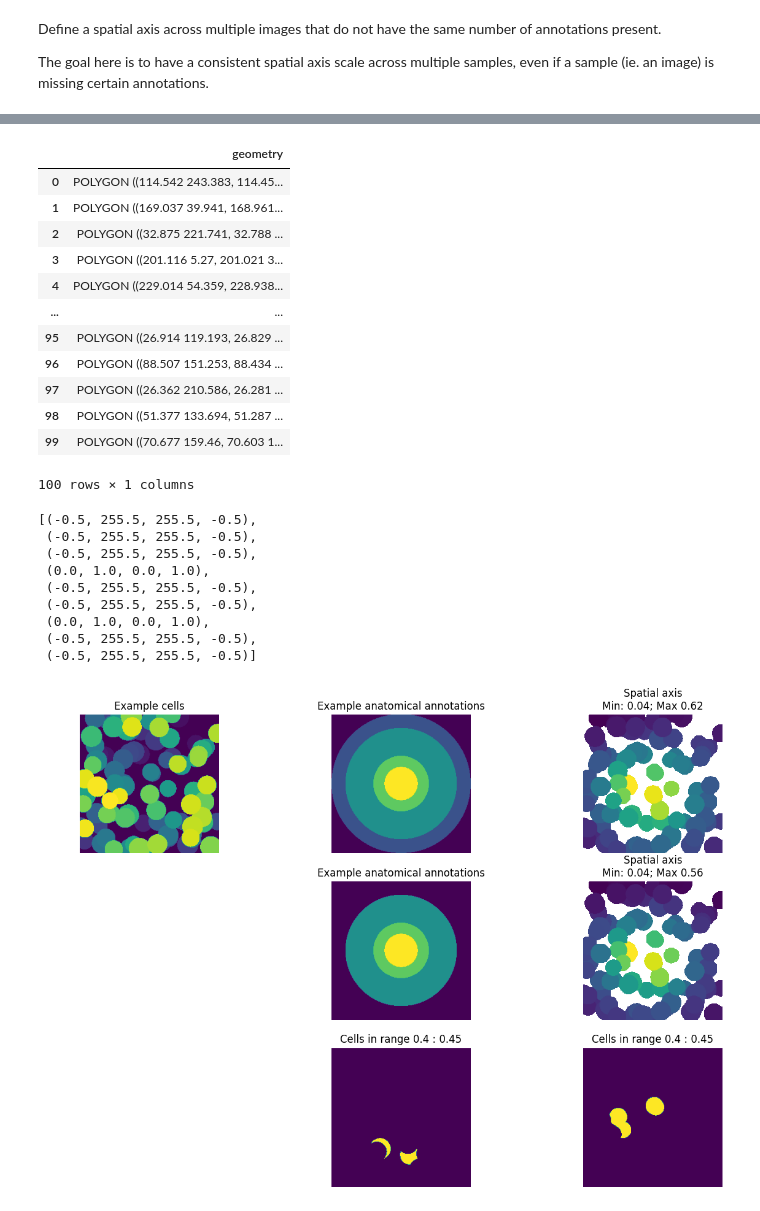
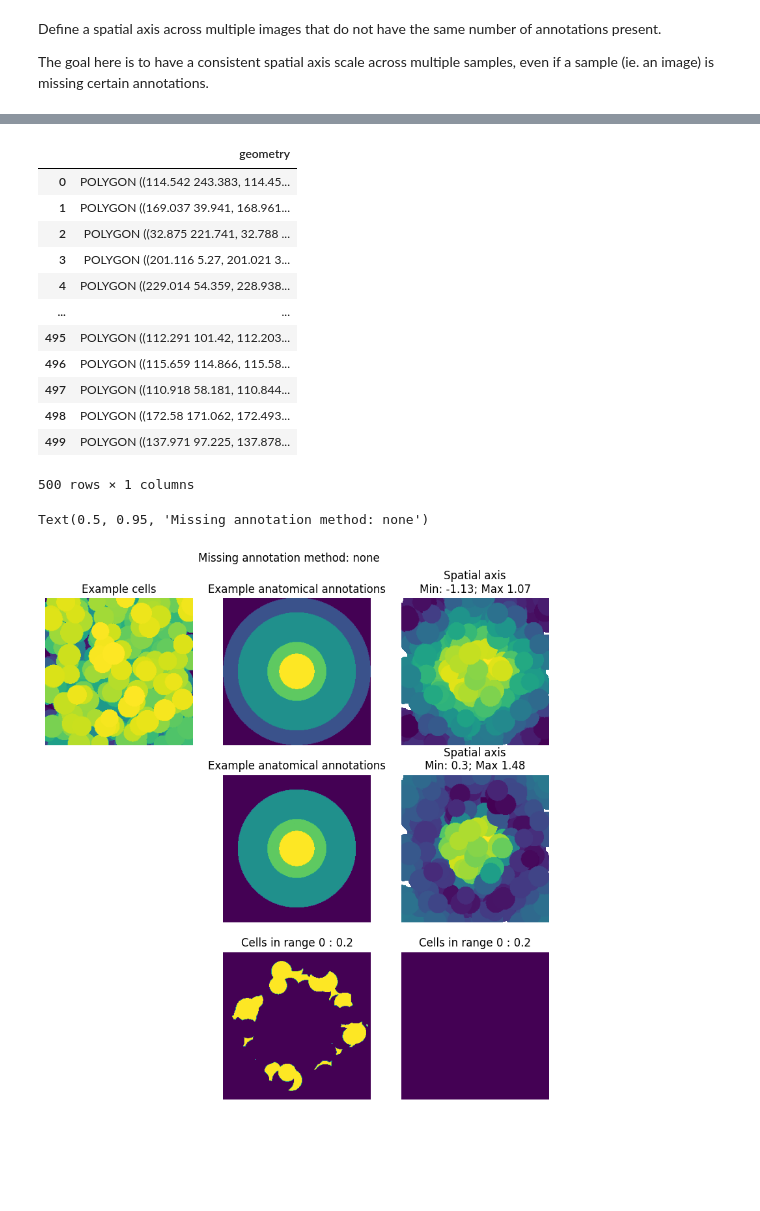
Before and after one commit to callum-jpg/spatial_axis, a Jupyter notebook: notebooks/spatial_axis_for_multiple_samples.ipynb, the cells around one changed output, grey strips where cells are left out. Cells and saved outputs as stored; diff of their text form; code cells hidden in the pictures; blank space fills up the shorter version.

Commit message:
testing different methods for imputing missing distances

```diff
--- a/notebooks/spatial_axis_for_multiple_samples.ipynb
+++ b/notebooks/spatial_axis_for_multiple_samples.ipynb
@@ -78,22 +86,6 @@ ax[2].imshow(labeled_broad_annotations2)
 # %%
 # Convert shapes polygon list to a GeoDataFrame
 shapes_df = geopandas.GeoDataFrame(geometry=shapes)
-
-broad_df1 = geopandas.GeoDataFrame(
-    {
-        "geometry": broad_annotations1,
-        "broad_annotation_id": np.arange(NUM_BROAD_ANNOTATION + 1),
-    }
-)
-broad_df1 = broad_df1.set_index("broad_annotation_id")
-broad_df2 = geopandas.GeoDataFrame(
-    {
-        "geometry": broad_annotations2,
-        "broad_annotation_id": np.arange(NUM_BROAD_ANNOTATION),
-    }
-)
-broad_df2 = broad_df2.set_index("broad_annotation_id")
-
 
 # We'll use the same shapes for each spatial axis
 shapes1 = shapes_df.copy()
@@ -107,51 +99,49 @@ shapes2
 | 3 | POLYGON ((201.116 5.27, 201.021 3... |
 | 4 | POLYGON ((229.014 54.359, 228.938... |
 | ... | ... |
-| 95 | POLYGON ((26.914 119.193, 26.829 ... |
-| 96 | POLYGON ((88.507 151.253, 88.434 ... |
-| 97 | POLYGON ((26.362 210.586, 26.281 ... |
-| 98 | POLYGON ((51.377 133.694, 51.287 ... |
-| 99 | POLYGON ((70.677 159.46, 70.603 1... |
+| 495 | POLYGON ((112.291 101.42, 112.203... |
+| 496 | POLYGON ((115.659 114.866, 115.58... |
+| 497 | POLYGON ((110.918 58.181, 110.844... |
+| 498 | POLYGON ((172.58 171.062, 172.493... |
+| 499 | POLYGON ((137.971 97.225, 137.878... |
-100 rows × 1 columns
+500 rows × 1 columns
-# %%
-shapes1["spatial_axis"] = spatial_axis(
-    shapes1, labeled_broad_annotations1, np.arange(NUM_BROAD_ANNOTATION), k_neighbours=100
-)
-shapes2["spatial_axis"] = spatial_axis(
-    shapes2, labeled_broad_annotations2, np.arange(NUM_BROAD_ANNOTATION), k_neighbours=100
-)
 # %%
+MISSING_ANNOTATION_METHOD = "none"
+
+shapes1["spatial_axis"] = spatial_axis(
+    shapes1, labeled_broad_annotations1, np.arange(NUM_BROAD_ANNOTATION), k_neighbours=10, missing_annotation_method=MISSING_ANNOTATION_METHOD,
+    broad_annotations_to_exclude=None
+)
+shapes2["spatial_axis"] = spatial_axis(
+    shapes2, labeled_broad_annotations2, np.arange(NUM_BROAD_ANNOTATION), k_neighbours=10, missing_annotation_method=MISSING_ANNOTATION_METHOD,
+    broad_annotations_to_exclude=None
+)
+
 relative_array1 = spatial_axis_to_labelmap(shapes1, IMG_SHAPE, background_value=np.nan)
 relative_array2 = spatial_axis_to_labelmap(shapes2, IMG_SHAPE, background_value=np.nan)
 
-fig, ax = plt.subplots(3, 3, figsize=(15, 10))
+fig, ax = plt.subplots(3, 3, figsize=(10, 10))
 ax[0, 0].imshow(labeled_shapes)
 ax[0, 1].imshow(labeled_broad_annotations1)
 ax[0, 2].imshow(relative_array1)
 ax[0, 0].set_title("Example cells")
 ax[0, 1].set_title("Example anatomical annotations")
 ax[0, 2].set_title(f"Spatial axis\nMin: {np.nanmin(relative_array1).round(2)}; Max {np.nanmax(relative_array1).round(2)}")
 
 ax[1, 1].imshow(labeled_broad_annotations2)
 ax[1, 2].imshow(relative_array2)
 ax[1, 1].set_title("Example anatomical annotations")
 ax[1, 2].set_title(f"Spatial axis\nMin: {np.nanmin(relative_array2).round(2)}; Max {np.nanmax(relative_array2).round(2)}")
 
-mi, ma = 0.4, 0.45
+mi, ma = 0, 0.2
 ax[2, 1].imshow(np.where(np.logical_and(relative_array1>=mi, relative_array1<=ma), 1, 0))
 ax[2, 2].imshow(np.where(np.logical_and(relative_array2>=mi, relative_array2<=ma), 1, 0))
 ax[2, 1].set_title(f"Cells in range {mi} : {ma}")
 ax[2, 2].set_title(f"Cells in range {mi} : {ma}")
 
 [_ax.axis("off") for _ax in ax.flatten()]
+
+fig.suptitle(f"Missing annotation method: {MISSING_ANNOTATION_METHOD}", y=0.95)
 # %% [output]
-[(-0.5, 255.5, 255.5, -0.5),
- (-0.5, 255.5, 255.5, -0.5),
- (-0.5, 255.5, 255.5, -0.5),
- (0.0, 1.0, 0.0, 1.0),
- (-0.5, 255.5, 255.5, -0.5),
- (-0.5, 255.5, 255.5, -0.5),
- (0.0, 1.0, 0.0, 1.0),
- (-0.5, 255.5, 255.5, -0.5),
- (-0.5, 255.5, 255.5, -0.5)]
+Text(0.5, 0.95, 'Missing annotation method: none')
-[figure, old version]
+[figure, new version]
```
Also changed, not shown: parts of 7 cells of this notebook, 1 other file.
